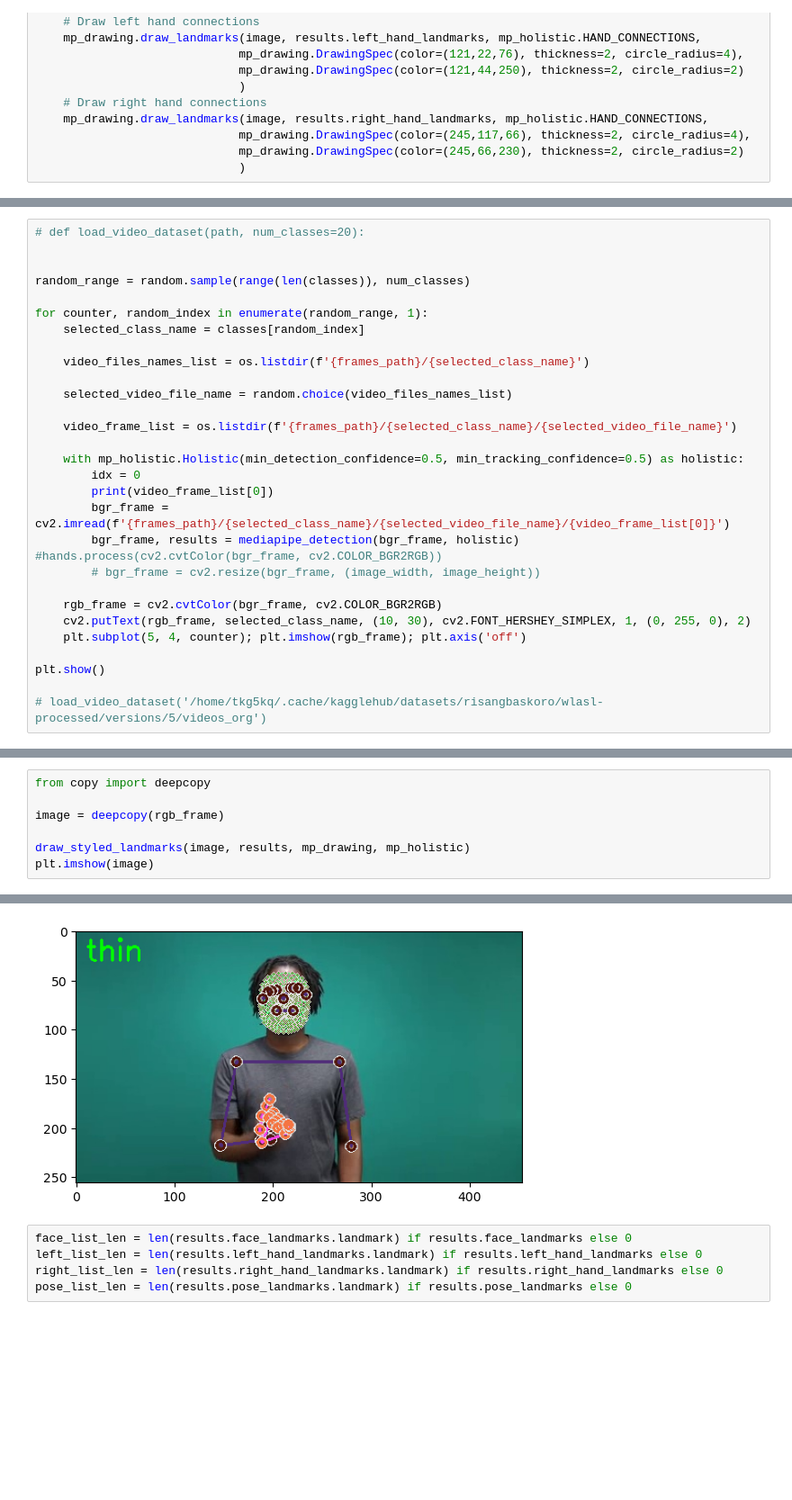
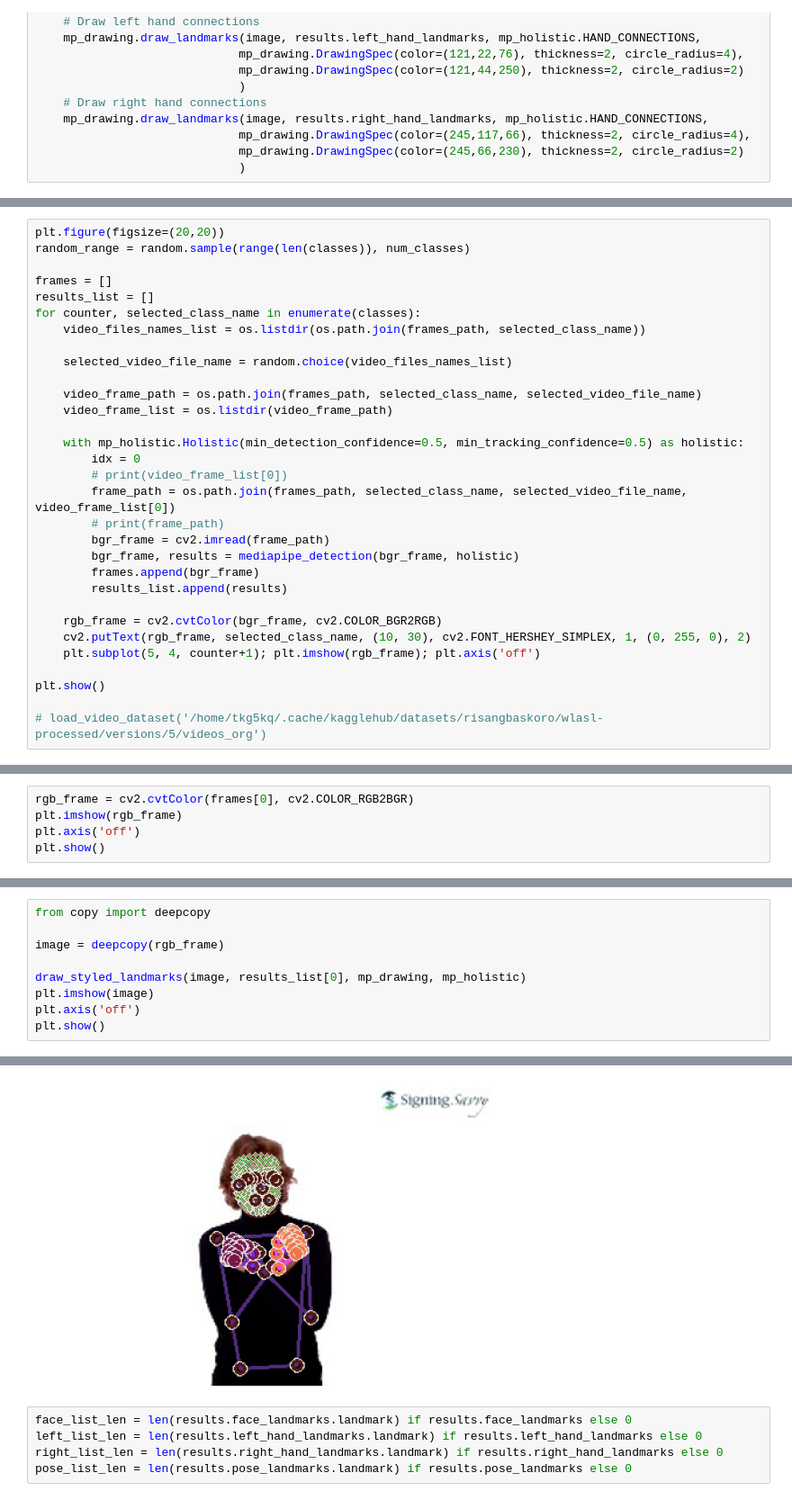
Before and after one commit to archit31uniyal/Activity_recognition_using_BIKE, a Jupyter notebook: new_pred.ipynb, the cells around one changed output, grey strips where cells are left out. Shown at 90% size. Cells and saved outputs as stored; diff of their text form; blank space fills up the shorter version.

```diff
--- a/new_pred.ipynb
+++ b/new_pred.ipynb
@@ -111,28 +110,30 @@ mp_holistic = mp.solutions.holistic
 # %%
-# def load_video_dataset(path, num_classes=20):
-
-
+plt.figure(figsize=(20,20))
 random_range = random.sample(range(len(classes)), num_classes)
 
-for counter, random_index in enumerate(random_range, 1):
-    selected_class_name = classes[random_index]
-
-    video_files_names_list = os.listdir(f'{frames_path}/{selected_class_name}')
+frames = []
+results_list = []
+for counter, selected_class_name in enumerate(classes):
+    video_files_names_list = os.listdir(os.path.join(frames_path, selected_class_name))
 
     selected_video_file_name = random.choice(video_files_names_list)
 
-    video_frame_list = os.listdir(f'{frames_path}/{selected_class_name}/{selected_video_file_name}')
+    video_frame_path = os.path.join(frames_path, selected_class_name, selected_video_file_name)
+    video_frame_list = os.listdir(video_frame_path)
 
     with mp_holistic.Holistic(min_detection_confidence=0.5, min_tracking_confidence=0.5) as holistic:
         idx = 0
-        print(video_frame_list[0])
-        bgr_frame = cv2.imread(f'{frames_path}/{selected_class_name}/{selected_video_file_name}/{video_frame_list[0]}')
-        bgr_frame, results = mediapipe_detection(bgr_frame, holistic) #hands.process(cv2.cvtColor(bgr_frame, cv2.COLOR_BGR2RGB))
-        # bgr_frame = cv2.resize(bgr_frame, (image_width, image_height))
+        # print(video_frame_list[0])
+        frame_path = os.path.join(frames_path, selected_class_name, selected_video_file_name, video_frame_list[0])
+        # print(frame_path)
+        bgr_frame = cv2.imread(frame_path)
+        bgr_frame, results = mediapipe_detection(bgr_frame, holistic)
+        frames.append(bgr_frame)
+        results_list.append(results)
 
     rgb_frame = cv2.cvtColor(bgr_frame, cv2.COLOR_BGR2RGB)
     cv2.putText(rgb_frame, selected_class_name, (10, 30), cv2.FONT_HERSHEY_SIMPLEX, 1, (0, 255, 0), 2)
-    plt.subplot(5, 4, counter); plt.imshow(rgb_frame); plt.axis('off')
+    plt.subplot(5, 4, counter+1); plt.imshow(rgb_frame); plt.axis('off')
 
 plt.show()
 
@@ -241,0 +160,5 @@ plt.imshow(rgb_frame)
+# %%
+rgb_frame = cv2.cvtColor(frames[0], cv2.COLOR_RGB2BGR)
+plt.imshow(rgb_frame)
+plt.axis('off')
+plt.show()
@@ -244,6 +169,8 @@ from copy import deepcopy
 
 image = deepcopy(rgb_frame)
 
-draw_styled_landmarks(image, results, mp_drawing, mp_holistic)
+draw_styled_landmarks(image, results_list[0], mp_drawing, mp_holistic)
 plt.imshow(image)
+plt.axis('off')
+plt.show()
 # %% [output]
@@ -251,4 +177,4 @@ plt.imshow(image)
-[figure, old version]
+[figure, new version]
 # %%
 face_list_len = len(results.face_landmarks.landmark) if results.face_landmarks else 0
 left_list_len = len(results.left_hand_landmarks.landmark) if results.left_hand_landmarks else 0
```
Also changed, not shown: parts of 19 cells of this notebook, 2 other files.
